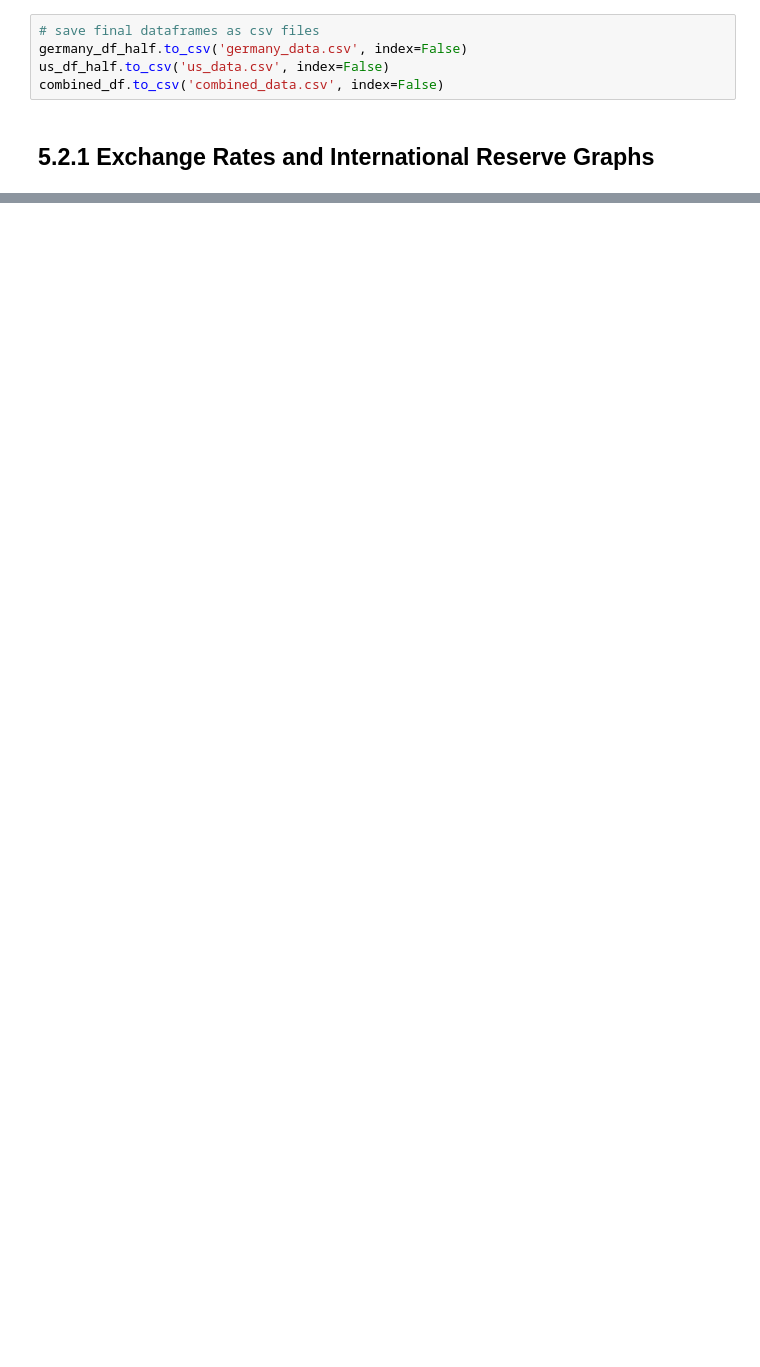
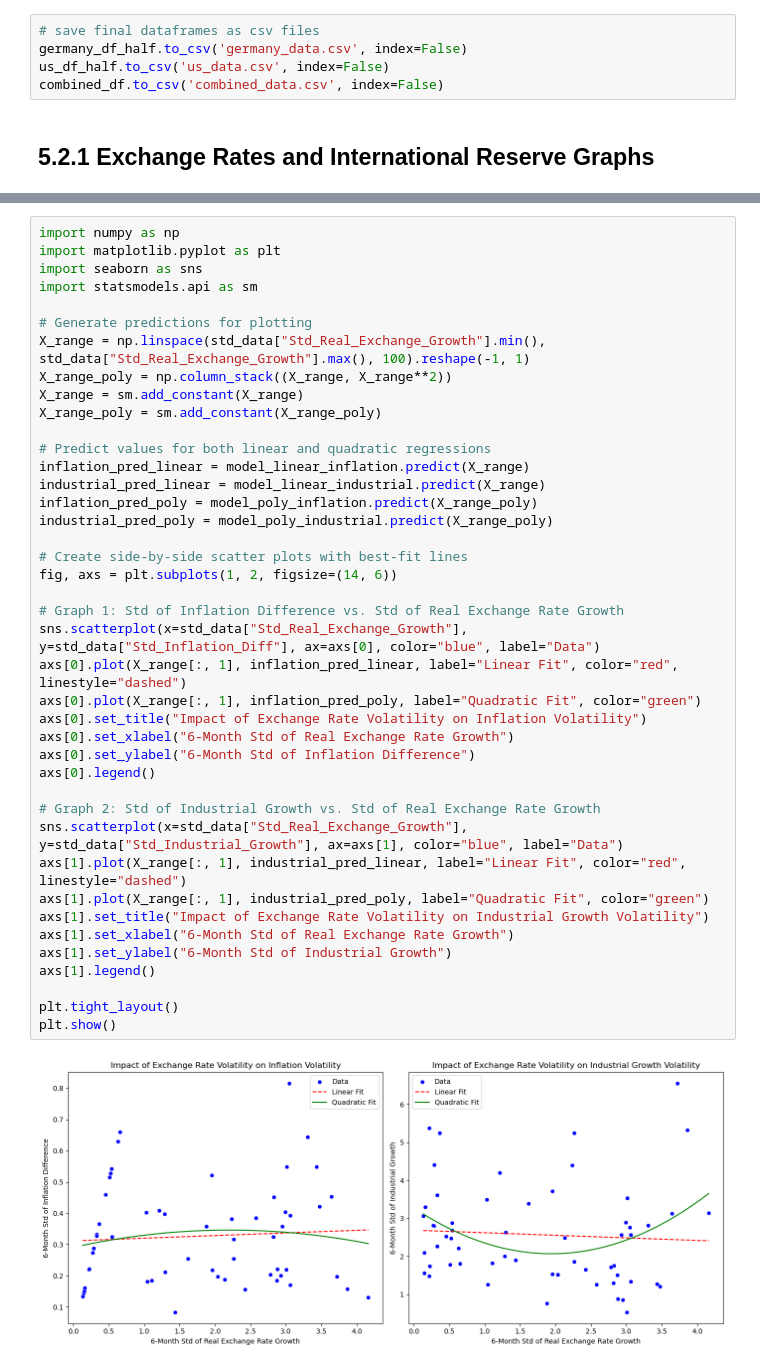
Before and after one commit to a-conga/EC1B1-Project-, a Jupyter notebook: group3.ipynb, the cells around one changed output, grey strips where cells are left out. Saved outputs shown, nothing was run; the diff lists cells and outputs as text; blank space fills up the shorter version.

```diff
--- a/group3.ipynb
+++ b/group3.ipynb
@@ -510,0 +922,43 @@ plt.show()
+# %%
+import numpy as np
+import matplotlib.pyplot as plt
+import seaborn as sns
+import statsmodels.api as sm
+
+# Generate predictions for plotting
+X_range = np.linspace(std_data["Std_Real_Exchange_Growth"].min(), std_data["Std_Real_Exchange_Growth"].max(), 100).reshape(-1, 1)
+X_range_poly = np.column_stack((X_range, X_range**2))
+X_range = sm.add_constant(X_range)
+X_range_poly = sm.add_constant(X_range_poly)
+
+# Predict values for both linear and quadratic regressions
+inflation_pred_linear = model_linear_inflation.predict(X_range)
+industrial_pred_linear = model_linear_industrial.predict(X_range)
+inflation_pred_poly = model_poly_inflation.predict(X_range_poly)
+industrial_pred_poly = model_poly_industrial.predict(X_range_poly)
+
+# Create side-by-side scatter plots with best-fit lines
+fig, axs = plt.subplots(1, 2, figsize=(14, 6))
+
+# Graph 1: Std of Inflation Difference vs. Std of Real Exchange Rate Growth
+sns.scatterplot(x=std_data["Std_Real_Exchange_Growth"], y=std_data["Std_Inflation_Diff"], ax=axs[0], color="blue", label="Data")
+axs[0].plot(X_range[:, 1], inflation_pred_linear, label="Linear Fit", color="red", linestyle="dashed")
+axs[0].plot(X_range[:, 1], inflation_pred_poly, label="Quadratic Fit", color="green")
+axs[0].set_title("Impact of Exchange Rate Volatility on Inflation Volatility")
+axs[0].set_xlabel("6-Month Std of Real Exchange Rate Growth")
+axs[0].set_ylabel("6-Month Std of Inflation Difference")
+axs[0].legend()
+
+# Graph 2: Std of Industrial Growth vs. Std of Real Exchange Rate Growth
+sns.scatterplot(x=std_data["Std_Real_Exchange_Growth"], y=std_data["Std_Industrial_Growth"], ax=axs[1], color="blue", label="Data")
+axs[1].plot(X_range[:, 1], industrial_pred_linear, label="Linear Fit", color="red", linestyle="dashed")
+axs[1].plot(X_range[:, 1], industrial_pred_poly, label="Quadratic Fit", color="green")
+axs[1].set_title("Impact of Exchange Rate Volatility on Industrial Growth Volatility")
+axs[1].set_xlabel("6-Month Std of Real Exchange Rate Growth")
+axs[1].set_ylabel("6-Month Std of Industrial Growth")
+axs[1].legend()
+
+plt.tight_layout()
+plt.show()
+# %% [output]
+[figure, added]
```
Also changed, not shown: parts of 41 cells of this notebook, 2 other files.
